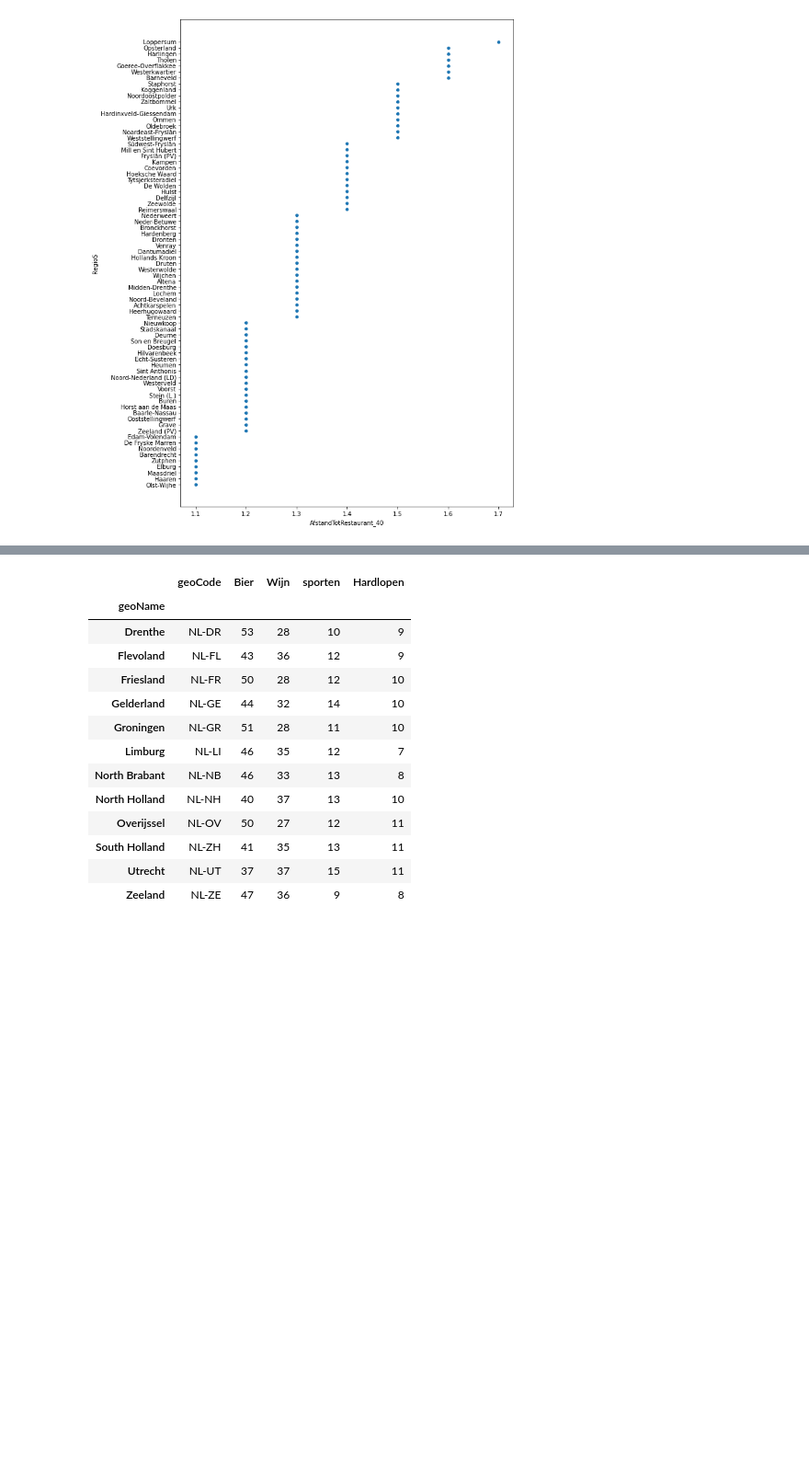
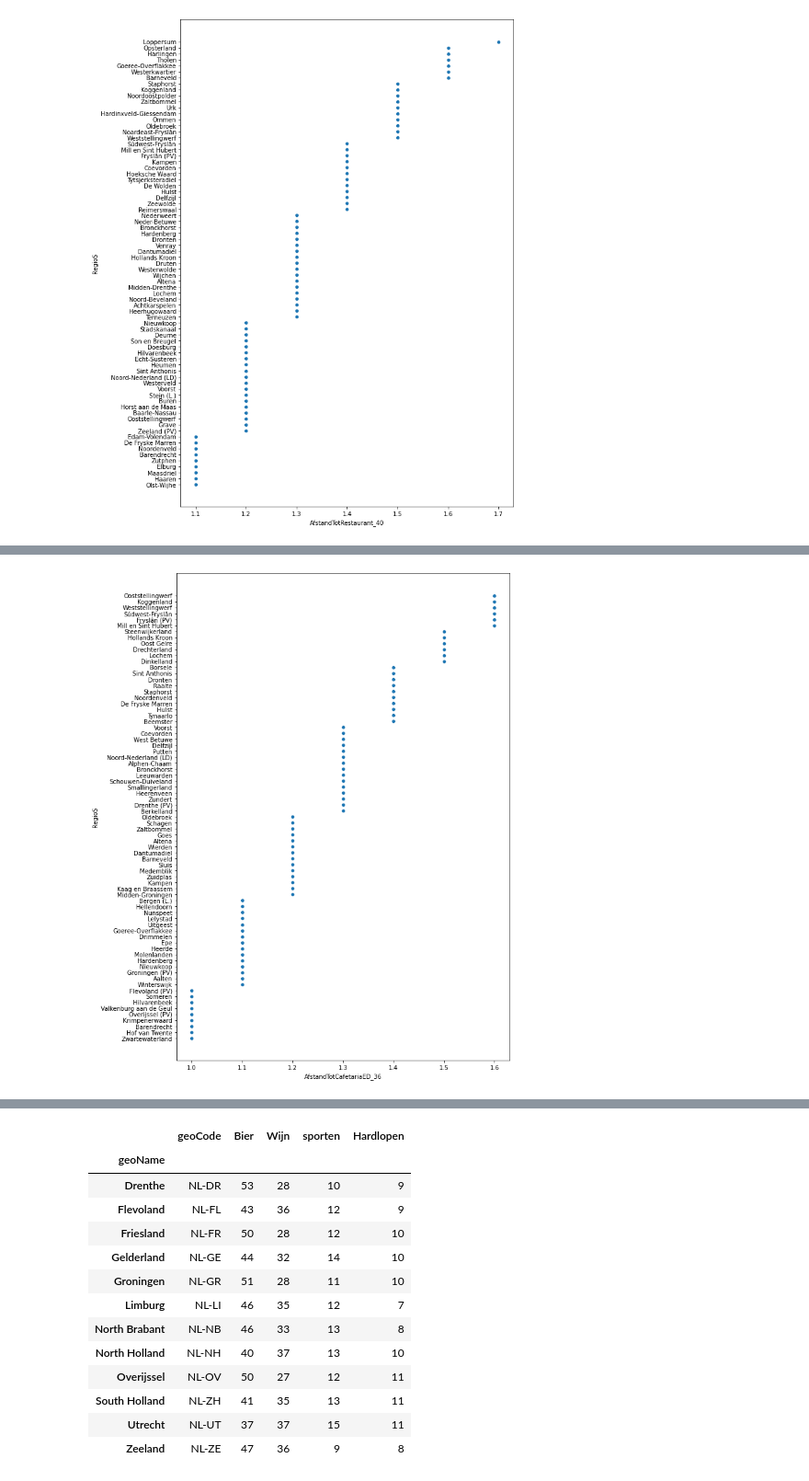
Before and after one commit to BB8-RIVM-2022/Algemeen-onderzoek, a Jupyter notebook: RVIM onderzoek .ipynb, the cells around one changed output, grey strips where cells are left out. Shown at 92% size. Drawn from its saved outputs; the diff is of its cells as text; code cells hidden in the pictures; blank space fills up the shorter version.

```diff
--- a/RVIM onderzoek .ipynb
+++ b/RVIM onderzoek .ipynb
@@ -202,0 +208,7 @@ plt.show()
+# %%
+# Outliers verwijderen en het gemiddeld per gemeente
+mean_AfstandTotCafetariaED_36_df = column_outlier('a', gezondhied_df.copy(), ['AfstandTotCafetariaED_36'])[['AfstandTotCafetariaED_36', 'RegioS']].groupby('RegioS', as_index = False).mean()
+
+mean_AfstandTotCafetariaED_36_df.dropna(inplace = True)
+mean_AfstandTotCafetariaED_36_df.sort_values(by ='AfstandTotCafetariaED_36' , ascending=False, inplace = True)
+mean_AfstandTotCafetariaED_36_df
@@ -202,0 +233,8 @@ plt.show()
+# %%
+# Top 75
+plt.figure(figsize=(10,15))
+new_data_sort=mean_AfstandTotCafetariaED_36_df.head(75)
+ax=sns.scatterplot(new_data_sort['AfstandTotCafetariaED_36'], new_data_sort['RegioS'])
+plt.show()
+# %% [output]
+[figure, added]
```
Also changed, not shown: parts of 17 cells of this notebook.
